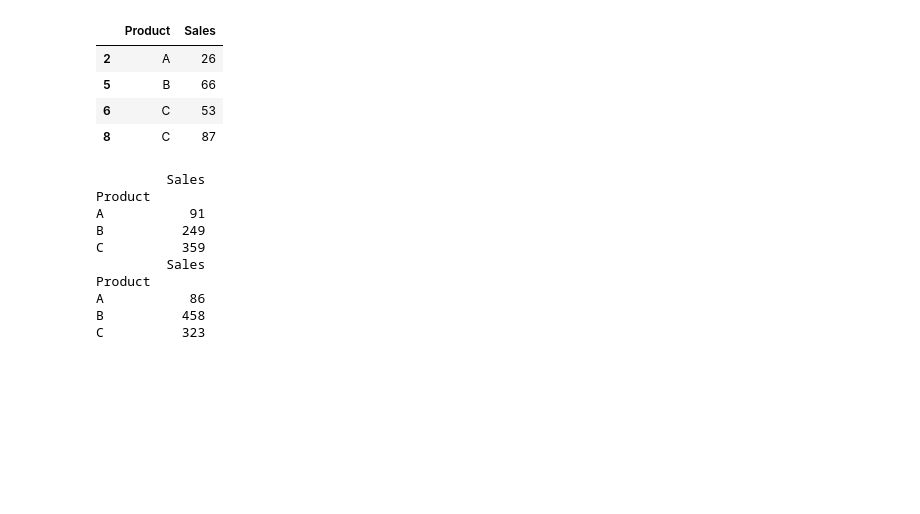
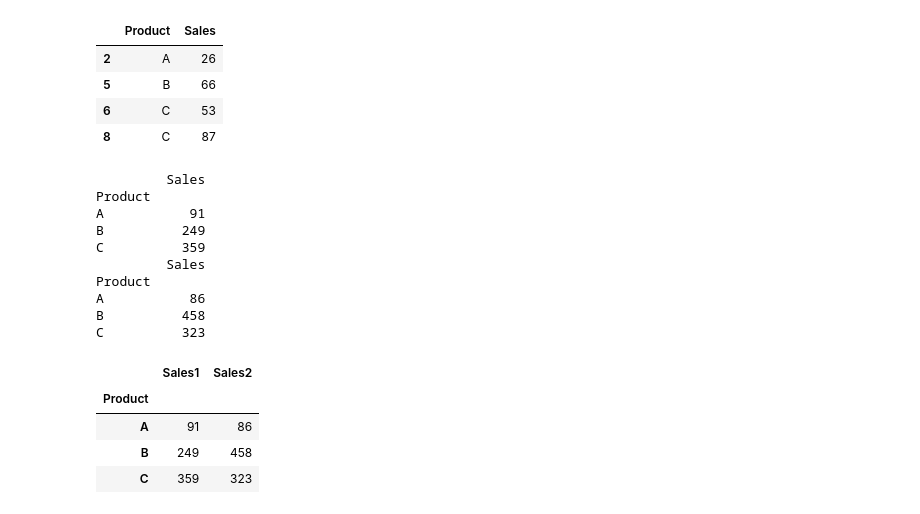
Before and after one commit to mlhudson1/CIDM4310-70_Pandas, a Jupyter notebook: Chapter1Fixed.ipynb, the cells around one changed output. Saved outputs shown, nothing was run; the diff lists cells and outputs as text; code cells hidden in the pictures; blank space fills up the shorter version.

```diff
--- a/Chapter1Fixed.ipynb
+++ b/Chapter1Fixed.ipynb
@@ -843,0 +851,10 @@ tab3 = pd.Data
+# %%
+tab3 = pd.DataFrame(pd.merge(tab1,tab2,on=['Product']))
+tab3.columns = ['Sales1','Sales2']
+tab3
+# %% [output]
+|  | Sales1 | Sales2 |
+| Product |  |  |
+| A | 91 | 86 |
+| B | 249 | 458 |
+| C | 359 | 323 |
```
Also changed, not shown: parts of 2 cells of this notebook.
